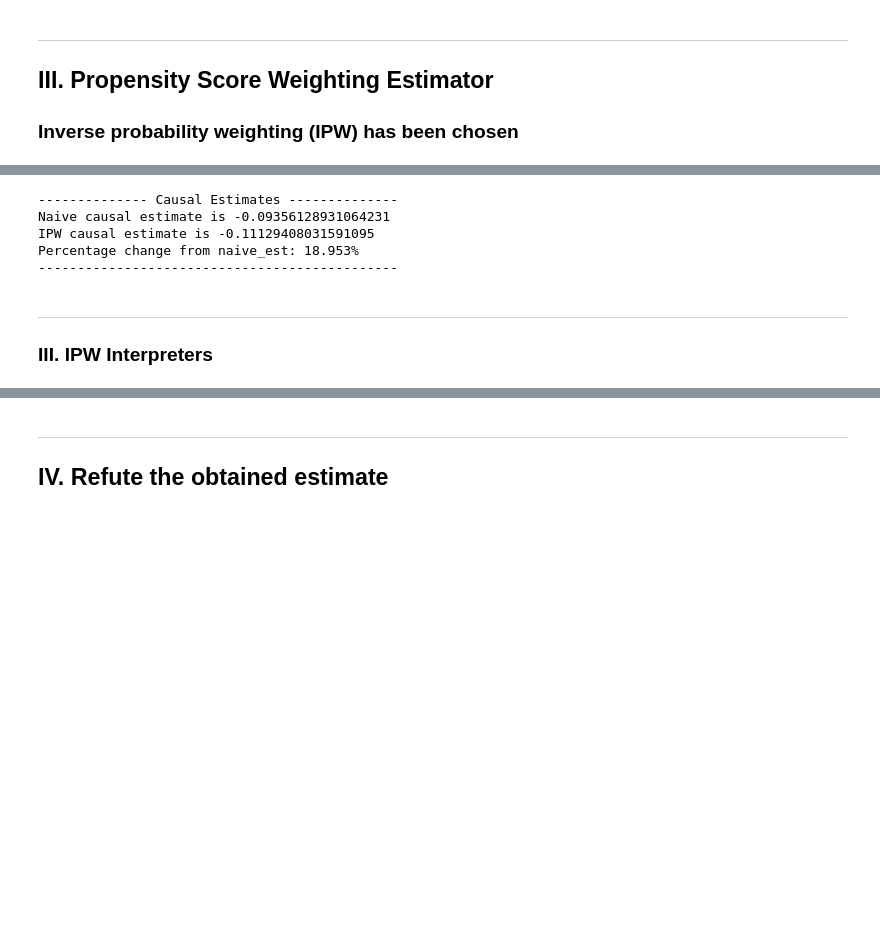
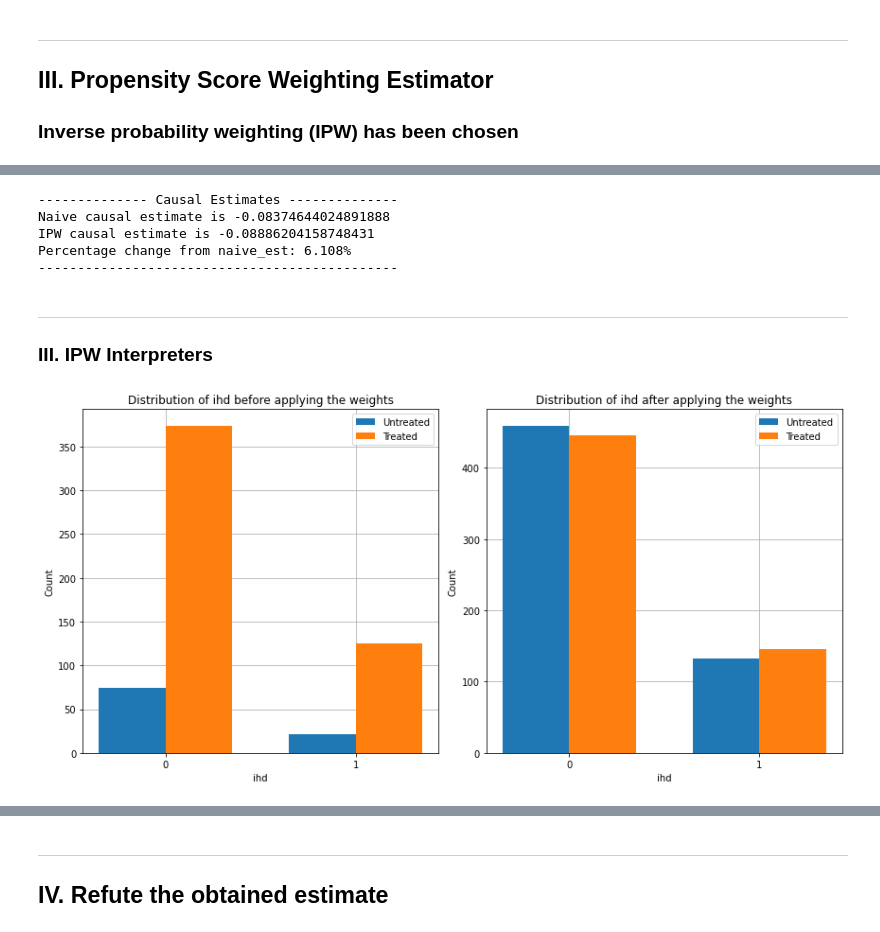
Before and after one commit to c-abbott/surviving-the-icu, a Jupyter notebook: src/notebooks/csdh_propensity_estimation.ipynb, the cells around one changed output, grey strips where cells are left out. Saved outputs shown, nothing was run; the diff lists cells and outputs as text; code cells hidden in the pictures; blank space fills up the shorter version.

```diff
--- a/src/notebooks/csdh_propensity_estimation.ipynb
+++ b/src/notebooks/csdh_propensity_estimation.ipynb
@@ -180,14 +245,18 @@ Percentage change from naive_est: 29.706%
 ----------------------------------------------
 # %%
 # small data model
-dwh.print_estimate_comparison(naive_est, sdata_weight_est, 'IPW')
+dwh.print_estimate_comparison(naive_est_burr, doc_weight_est, 'IPW')
 # %% [output]
 -------------- Causal Estimates --------------
-Naive causal estimate is -0.09356128931064231
-IPW causal estimate is -0.11129408031591095
-Percentage change from naive_est: 18.953%
+Naive causal estimate is -0.08374644024891888
+IPW causal estimate is -0.08886204158748431
+Percentage change from naive_est: 6.108%
 ----------------------------------------------
 # %% [markdown]
 ---
 ### III. IPW Interpreters
+# %%
+dwh.plot_ipw_interpreter(doc_weight_est, 'ihd')
+# %% [output]
+[figure, added]
 # %%
```
Also changed, not shown: parts of 105 cells of this notebook, 2 other files.
